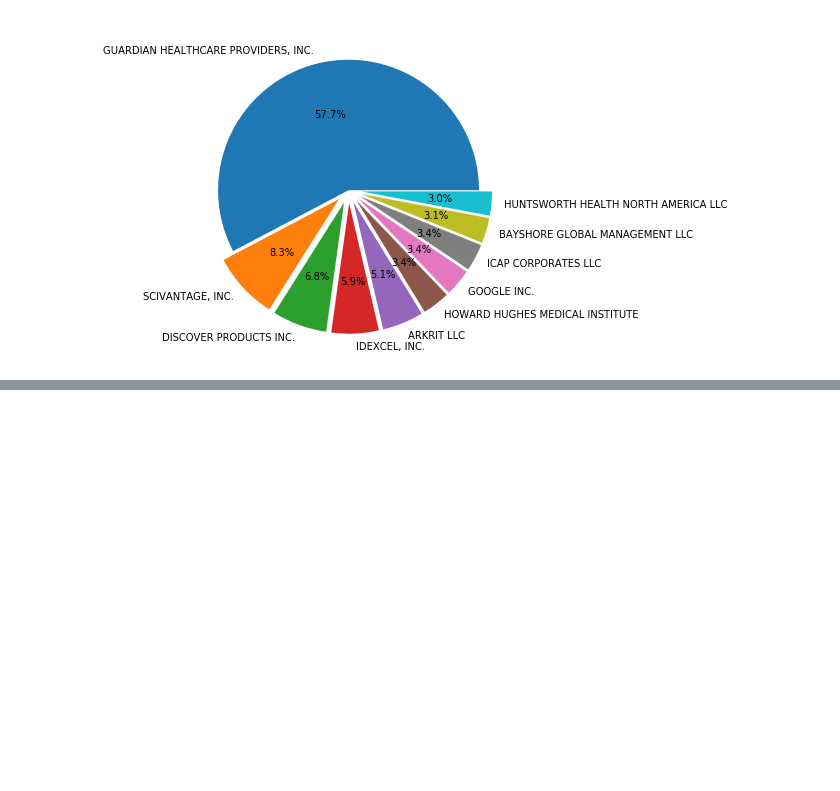
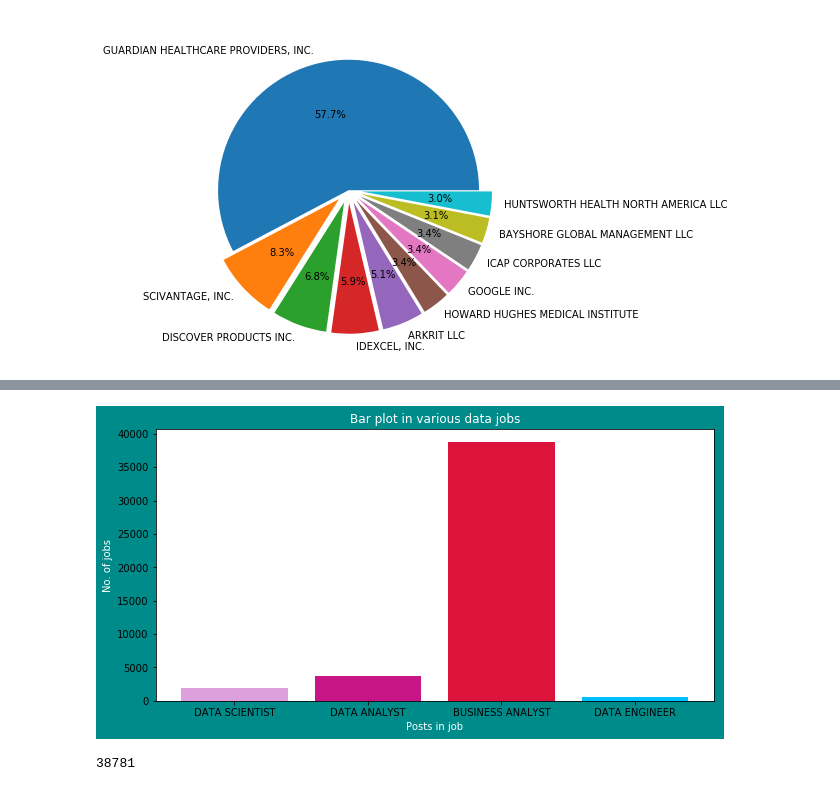
Before and after one commit to Bhavikdarji98/H1B_data_analysis, a Jupyter notebook: H1B_projectt.ipynb, the cells around one changed output, grey strips where cells are left out. Cells and saved outputs as stored; diff of their text form; code cells hidden in the pictures; blank space fills up the shorter version.

```diff
--- a/H1B_projectt.ipynb
+++ b/H1B_projectt.ipynb
@@ -229,0 +354,19 @@ plt.show()
+# %%
+job=['DATA SCIENTIST','DATA ANALYST','BUSINESS ANALYST','DATA ENGINEER']
+total=[]
+plt.rcParams['text.color']='white'
+for var in job:
+    d=df[df.job_title==var]['job_title'].count()
+    total.append(d)
+plt.figure(figsize=(10,5),facecolor='darkcyan')
+plt.bar(x=job[:],height=total[:],color=['plum','mediumvioletred','crimson','deepskyblue'])
+plt.xlabel('Posts in job',color='white')
+plt.ylabel('No. of jobs',color='white')
+plt.title('Bar plot in various data jobs')
+plt.show()
+# %% [output]
+[figure, added]
+# %%
+df.job_title.isin(['BUSINESS ANALYST']).sum()
+# %% [output]
+38781
```
Also changed, not shown: parts of 16 cells of this notebook.
